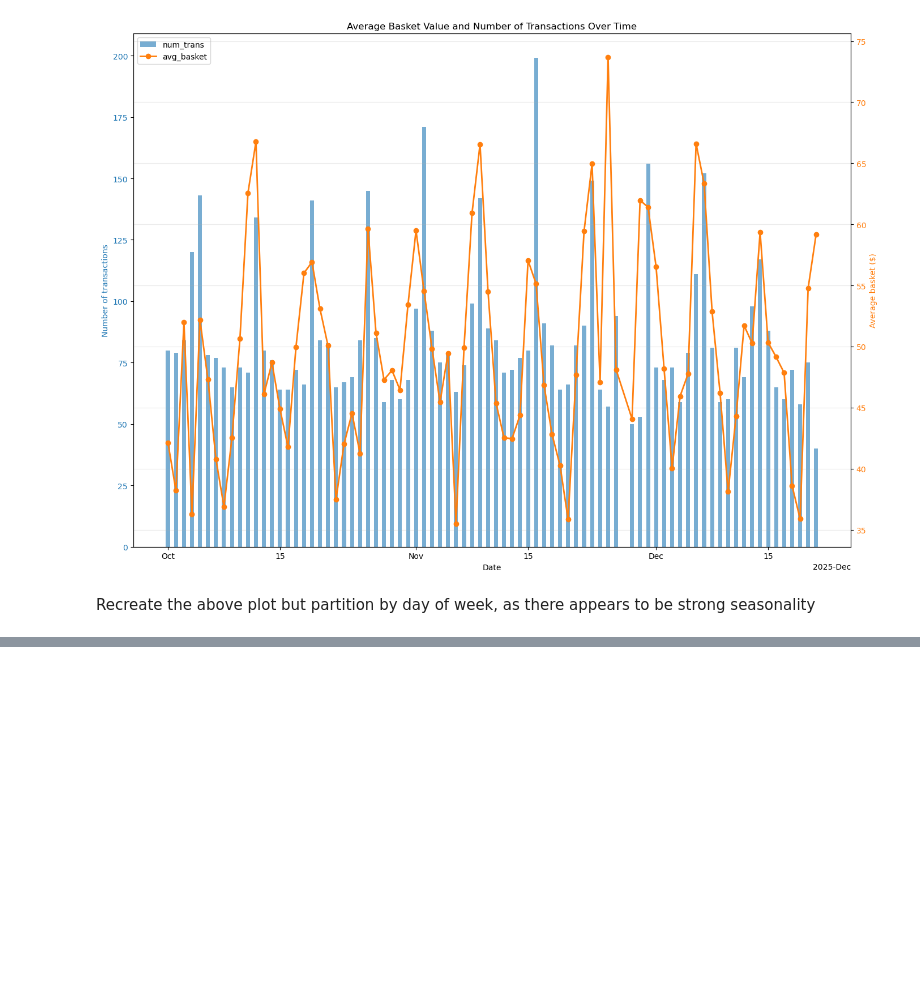
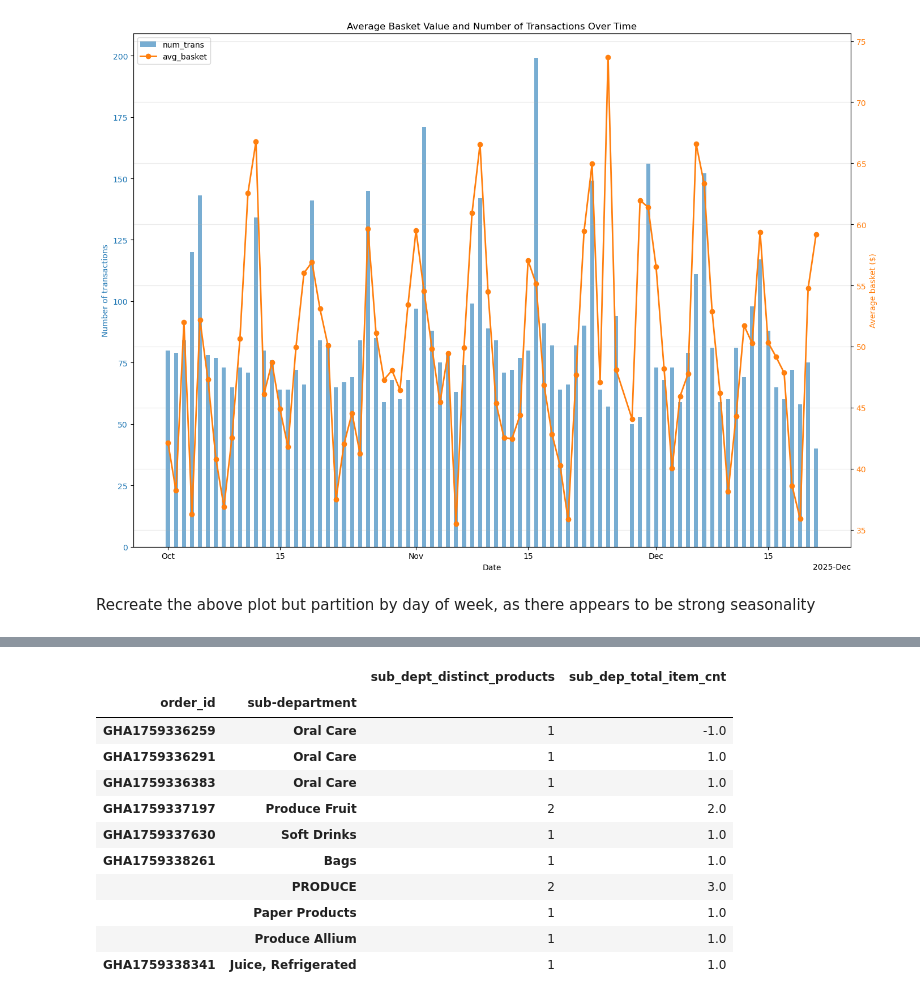
Before and after one commit to calleja/merchAnalysis, a Jupyter notebook: cart_analysis/cart_analysis.ipynb, the cells around one changed output, grey strips where cells are left out. Drawn from its saved outputs; the diff is of its cells as text; code cells hidden in the pictures; blank space fills up the shorter version.

```diff
--- a/cart_analysis/cart_analysis.ipynb
+++ b/cart_analysis/cart_analysis.ipynb
@@ -259,0 +212,14 @@ plt.show()
+# %%
+#context challenges
+# order_id total
+# sub-department item count
+
+sub_data = df.groupby(['order_id','sub-department']).agg(
+    sub_dept_distinct_products=('sub-department','count'), #think I can get away with this bc Vori rolls up items to barcode
+    sub_dep_total_item_cnt=('quantity','sum')
+)
+
+order_level_sales = df.groupby('order_id').agg(
+    total_sales_order=('sales','sum')).query('total_sales_order>0')
+
+#df.groupby(['order_id','sub-department']).agg
@@ -259,0 +235,15 @@ plt.show()
+# %%
+sub_data.head(10)
+# %% [output]
+|  |  | sub_dept_distinct_products | sub_dep_total_item_cnt |
+| order_id | sub-department |  |  |
+| GHA1759336259 | Oral Care | 1 | -1.0 |
+| GHA1759336291 | Oral Care | 1 | 1.0 |
+| GHA1759336383 | Oral Care | 1 | 1.0 |
+| GHA1759337197 | Produce Fruit | 2 | 2.0 |
+| GHA1759337630 | Soft Drinks | 1 | 1.0 |
+| GHA1759338261 | Bags | 1 | 1.0 |
+|  | PRODUCE | 2 | 3.0 |
+|  | Paper Products | 1 | 1.0 |
+|  | Produce Allium | 1 | 1.0 |
+| GHA1759338341 | Juice, Refrigerated | 1 | 1.0 |
```
Also changed, not shown: parts of 23 cells of this notebook, 3 other files.
